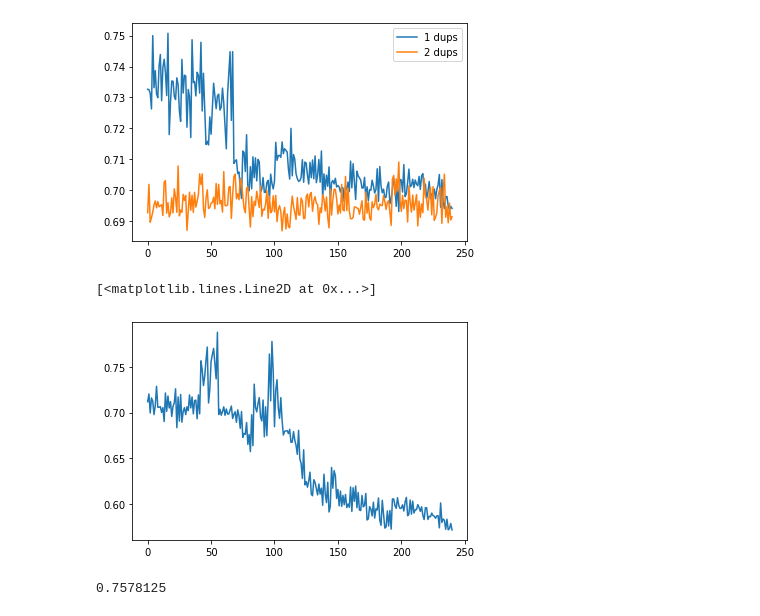
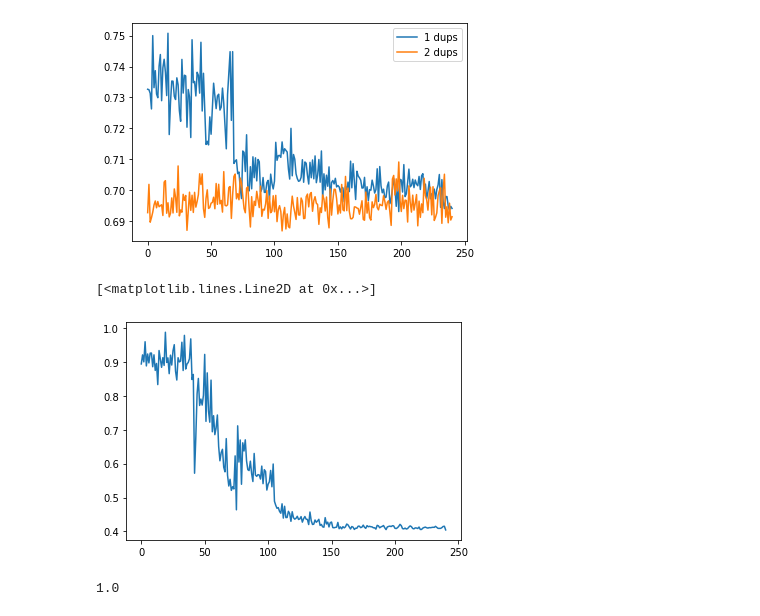
Before and after one commit to Coldog2333/qc_group_project, a Jupyter notebook: Parity_check.ipynb, the cells around one changed output. Cells and saved outputs as stored; diff of their text form; code cells hidden in the pictures.

Commit message:
perform all parity exp

```diff
--- a/Parity_check.ipynb
+++ b/Parity_check.ipynb
@@ -1539,13 +1539,13 @@ plt.legend()
 [figure]
 # %%
 m = 'results/Parity_check_qrac_map_9_1'
-with open(m, 'rb') as f:
+with open(f'results/Parity_check_qrac_map_{bit}_1', 'rb') as f:
     result = pickle.load(f)
 plt.plot(result[0])
 # %% [output]
 [<matplotlib.lines.Line2D at 0x...>]
-[figure, old version]
+[figure, new version]
 # %%
 print(result[1])
 # %% [output]
-0.7578125
+1.0
```
Also changed, not shown: parts of 1 cell of this notebook, 10 other files.
